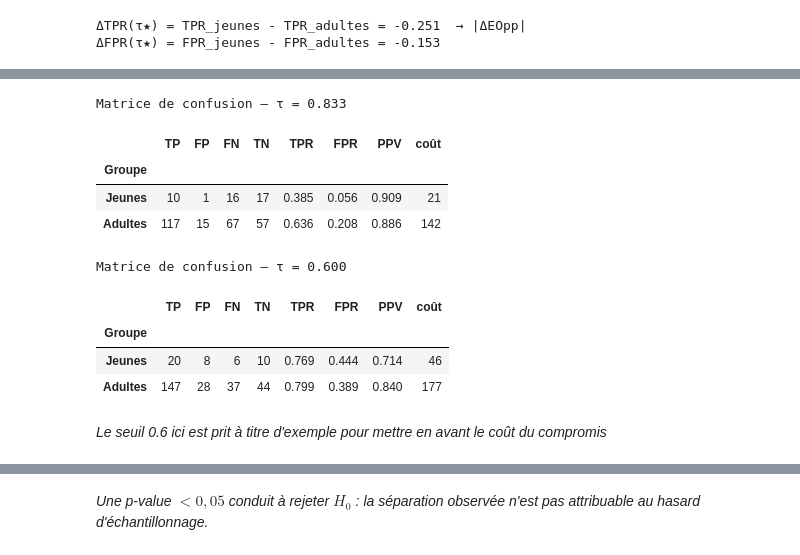
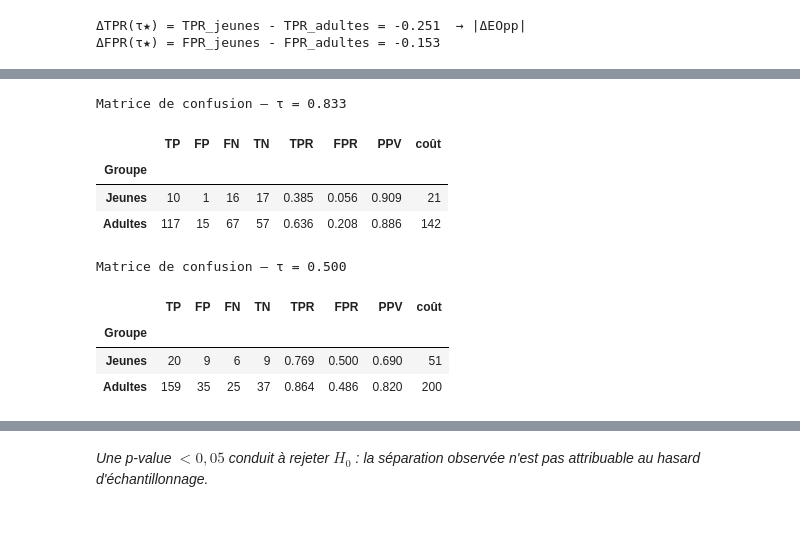
Before and after one commit to saraelmoun/fairness-tradeoffs-german-credit, a Jupyter notebook: notebooks/GermanSamedi.ipynb, the cells around one changed output, grey strips where cells are left out. Cells and saved outputs as stored; diff of their text form; code cells hidden in the pictures; blank space fills up the shorter version.

```diff
--- a/notebooks/GermanSamedi.ipynb
+++ b/notebooks/GermanSamedi.ipynb
@@ -692,29 +618,0 @@ Adultes (τ=0.833) : TPR = 0.636   (117/184)
-# %%
-compute_eopp(proba_test, y_test, A_test,threshold_young=0.823, threshold_old=0.879)
-
-import numpy as np
-import pandas as pd
-
-p = np.asarray(proba_test); y_arr = np.asarray(y_test); A_arr = np.asarray(A_test)
-TAU_Y, TAU_O = 0.823, 0.879
-
-def block(mask, tau):
-    yhat = (p[mask] >= tau).astype(int); y = y_arr[mask]
-    TP=((yhat==1)&(y==1)).sum(); FP=((yhat==1)&(y==0)).sum()
-    FN=((yhat==0)&(y==1)).sum(); TN=((yhat==0)&(y==0)).sum()
-    P,N=(y==1).sum(),(y==0).sum()
-    return {"τ":tau, "TP":int(TP),"FP":int(FP),"FN":int(FN),"TN":int(TN),
-            "TPR":TP/P if P else 0, "FPR":FP/N if N else 0,
-            "PPV":TP/(TP+FP) if (TP+FP) else 0, "Coût": int(5*FP+FN)}
-
-rows = {"Jeunes":  block(A_arr==1, TAU_Y),
-        "Adultes": block(A_arr==0, TAU_O)}
-df = pd.DataFrame(rows).T
-
-display(df.style.format({"τ":"{:.3f}","TPR":"{:.3f}","FPR":"{:.3f}","PPV":"{:.3f}"})
-                .set_caption(f"Seuils différenciés — τ_jeunes={TAU_Y}, τ_adultes={TAU_O}"))
-
-print(f"\n|ΔEOpp| = {abs(df.loc['Jeunes','TPR'] - df.loc['Adultes','TPR']):.3f}")
-print(f"|ΔFPR|  = {abs(df.loc['Jeunes','FPR'] - df.loc['Adultes','FPR']):.3f}")
-print(f"|ΔPP|   = {abs(df.loc['Jeunes','PPV'] - df.loc['Adultes','PPV']):.3f}")
-print(f"Coût total = {int(df['Coût'].sum())}")
@@ -1353,36 +1514,34 @@ mask_old   = (A_arr == 0)
 def confusion_at(tau, mask):
     yhat = (p[mask] >= tau).astype(int)
     y    = y_arr[mask]
     TP = int(((yhat == 1) & (y == 1)).sum())
     FP = int(((yhat == 1) & (y == 0)).sum())
     FN = int(((yhat == 0) & (y == 1)).sum())
     TN = int(((yhat == 0) & (y == 0)).sum())
     P, N = (y == 1).sum(), (y == 0).sum()
     return {"TP": TP, "FP": FP, "FN": FN, "TN": TN,
             "TPR": TP/P if P else 0,
             "FPR": FP/N if N else 0,
             "PPV": TP/(TP+FP) if (TP+FP) else 0,
             "coût": 5*FP + FN}
 
 def table_at(tau):
     df = pd.DataFrame(
         [confusion_at(tau, mask_young), confusion_at(tau, mask_old)],
         index=pd.Index(["Jeunes", "Adultes"], name="Groupe"),
     )
     return df.style.format({"TPR": "{:.3f}", "FPR": "{:.3f}", "PPV": "{:.3f}"}).set_caption(f"Matrice de confusion — τ = {tau:.3f}")
 
 display(table_at(5/6))
-display(table_at(0.6))
+display(table_at(0.5))
 # %% [output]
 Matrice de confusion — τ = 0.833
 |  | TP | FP | FN | TN | TPR | FPR | PPV | coût |
 | Groupe |  |  |  |  |  |  |  |  |
 | Jeunes | 10 | 1 | 16 | 17 | 0.385 | 0.056 | 0.909 | 21 |
 | Adultes | 117 | 15 | 67 | 57 | 0.636 | 0.208 | 0.886 | 142 |
-Matrice de confusion — τ = 0.600
+Matrice de confusion — τ = 0.500
 |  | TP | FP | FN | TN | TPR | FPR | PPV | coût |
 | Groupe |  |  |  |  |  |  |  |  |
-| Jeunes | 20 | 8 | 6 | 10 | 0.769 | 0.444 | 0.714 | 46 |
-| Adultes | 147 | 28 | 37 | 44 | 0.799 | 0.389 | 0.840 | 177 |
+| Jeunes | 20 | 9 | 6 | 9 | 0.769 | 0.500 | 0.690 | 51 |
+| Adultes | 159 | 35 | 25 | 37 | 0.864 | 0.486 | 0.820 | 200 |
-# %% [markdown]
-<i>  Le seuil 0.6 ici est prit à titre d'exemple pour mettre en avant le coût du compromis </i>
```
Also changed, not shown: parts of 119 cells of this notebook, 2 other files.
